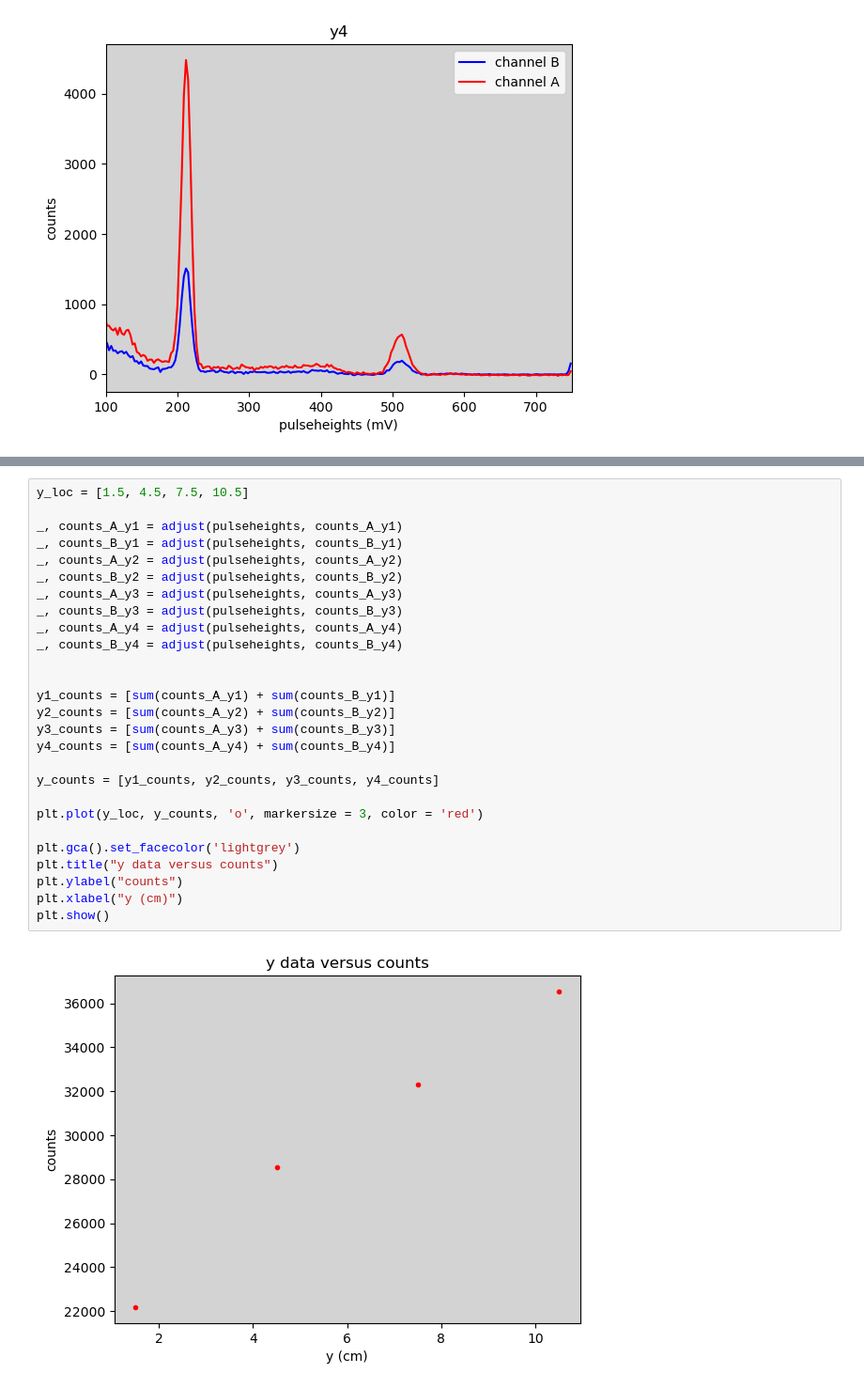
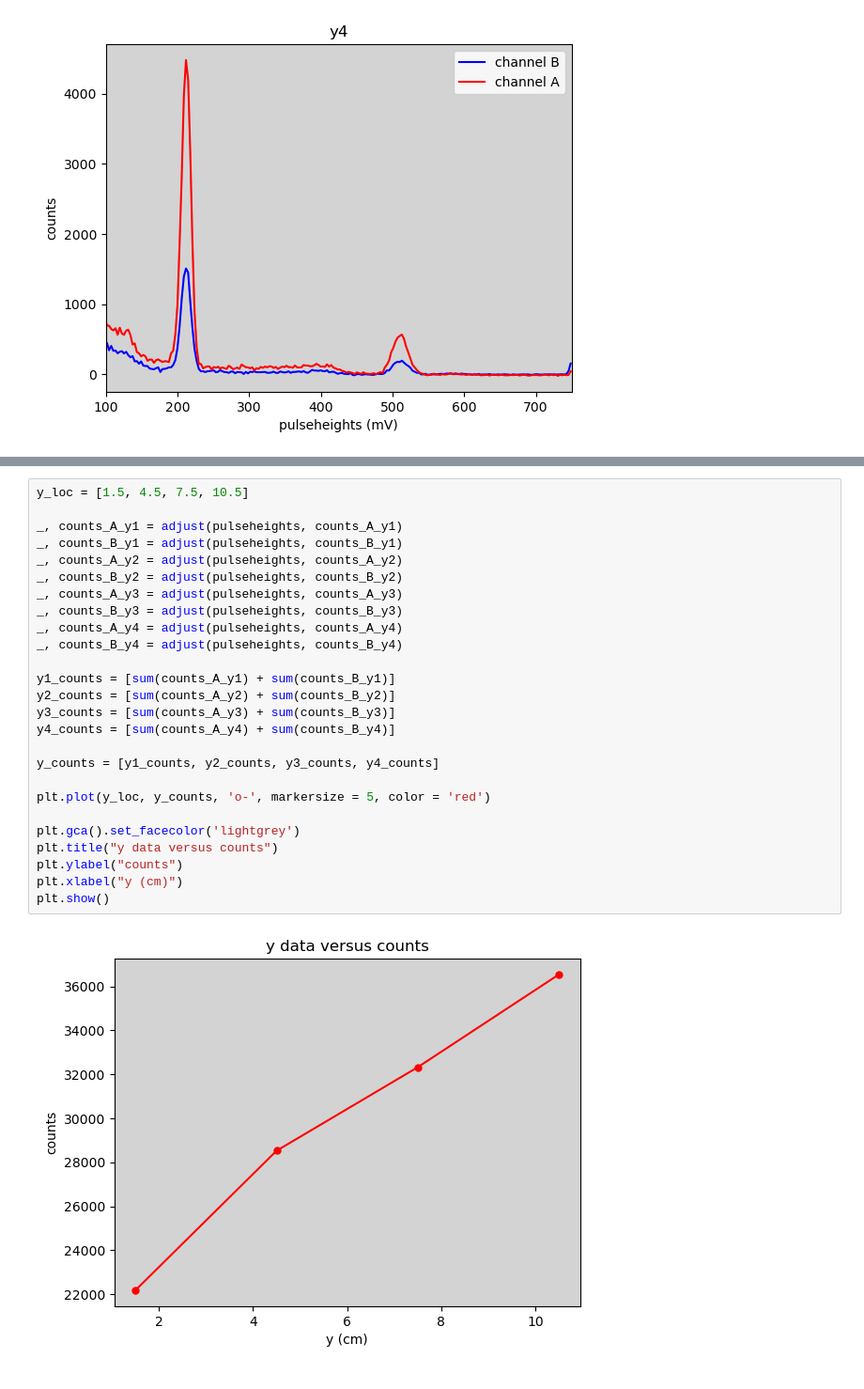
Before and after one commit to jrc-rodriguez/particle_physics, a Jupyter notebook: particle_physics.ipynb, the cells around one changed output, grey strips where cells are left out. Shown at 94% size. Saved outputs shown, nothing was run; the diff lists cells and outputs as text.

```diff
--- a/particle_physics.ipynb
+++ b/particle_physics.ipynb
@@ -247,32 +245,31 @@ plt.show()
 # %%
 y_loc = [1.5, 4.5, 7.5, 10.5]
 
 _, counts_A_y1 = adjust(pulseheights, counts_A_y1)
 _, counts_B_y1 = adjust(pulseheights, counts_B_y1)
 _, counts_A_y2 = adjust(pulseheights, counts_A_y2)
 _, counts_B_y2 = adjust(pulseheights, counts_B_y2)
 _, counts_A_y3 = adjust(pulseheights, counts_A_y3)
 _, counts_B_y3 = adjust(pulseheights, counts_B_y3)
 _, counts_A_y4 = adjust(pulseheights, counts_A_y4)
 _, counts_B_y4 = adjust(pulseheights, counts_B_y4)
 
-
 y1_counts = [sum(counts_A_y1) + sum(counts_B_y1)]
 y2_counts = [sum(counts_A_y2) + sum(counts_B_y2)]
 y3_counts = [sum(counts_A_y3) + sum(counts_B_y3)]
 y4_counts = [sum(counts_A_y4) + sum(counts_B_y4)]
 
 y_counts = [y1_counts, y2_counts, y3_counts, y4_counts]
 
-plt.plot(y_loc, y_counts, 'o', markersize = 3, color = 'red')
+plt.plot(y_loc, y_counts, 'o-', markersize = 5, color = 'red')
 
 plt.gca().set_facecolor('lightgrey')
 plt.title("y data versus counts")
 plt.ylabel("counts")
 plt.xlabel("y (cm)")
 plt.show()
 # %% [output]
-[figure, old version]
+[figure, new version]
 # %%
 x_positions = np.array([1.5, 4.5, 7.5, 10.5, 13.5])
 y_positions = np.array([1.5, 4.5, 7.5, 10.5])
```
Also changed, not shown: parts of 3 cells of this notebook.
